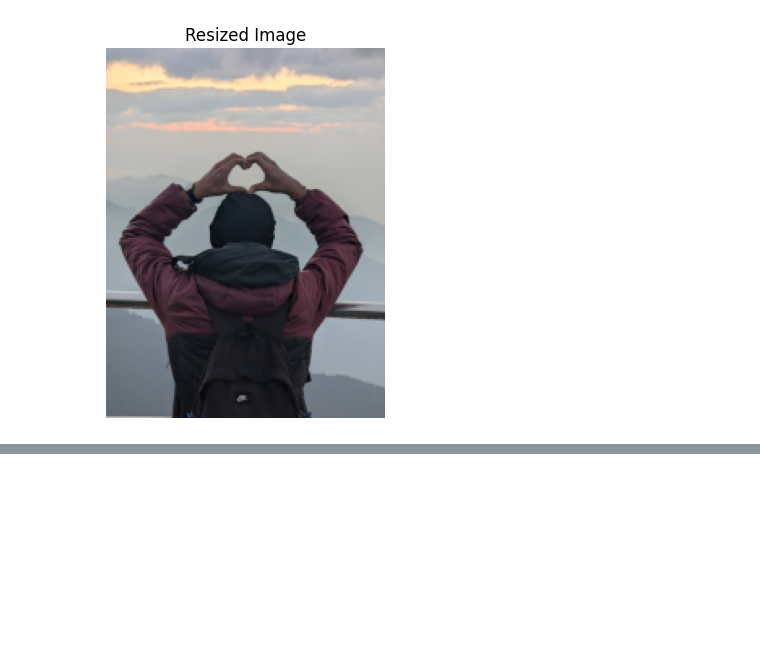
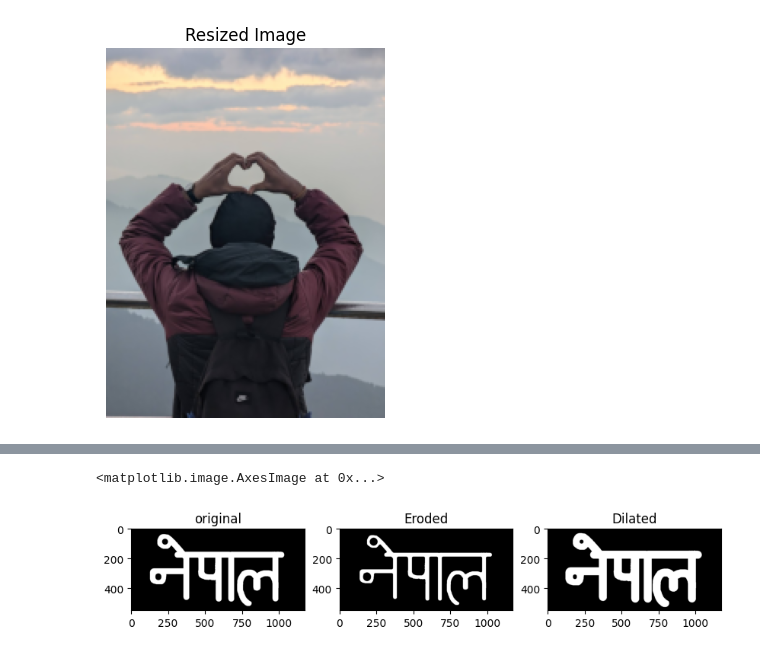
Before and after one commit to Abhijeet-KC/Image_Processing, a Jupyter notebook: Augmentation, Morphology and Restoration/Code.ipynb, the cells around one changed output, grey strips where cells are left out. Saved outputs shown, nothing was run; the diff lists cells and outputs as text; code cells hidden in the pictures; blank space fills up the shorter version.

```diff
--- a/Augmentation, Morphology and Restoration/Code.ipynb
+++ b/Augmentation, Morphology and Restoration/Code.ipynb
@@ -224,0 +238,26 @@ plt.show()
+# %%
+image_morph = imread('image_morph.png')
+image_morph = image_morph[:, :, :3]
+# np.array(image_morph)
+# image_morph.shape
+gray = rgb2gray(image_morph)
+thresh = threshold_otsu(gray)
+binary = gray > thresh
+erosion = morphology.binary_erosion(binary, footprint=shape_disk)
+dilation = morphology.binary_dilation(binary, footprint=shape_disk)
+
+plt.figure(figsize=(10,6))
+plt.subplot(1,3,1)
+plt.title('original')
+plt.imshow(image_morph, cmap ='gray')
+
+plt.subplot(1,3,2)
+plt.title('Eroded')
+plt.imshow(erosion, cmap = 'gray')
+
+plt.subplot(1,3,3)
+plt.title('Dilated')
+plt.imshow(dilation, cmap = 'gray')
+# %% [output]
+<matplotlib.image.AxesImage at 0x...>
+[figure, added]
```
Also changed, not shown: parts of 8 cells of this notebook, 2 other files.
